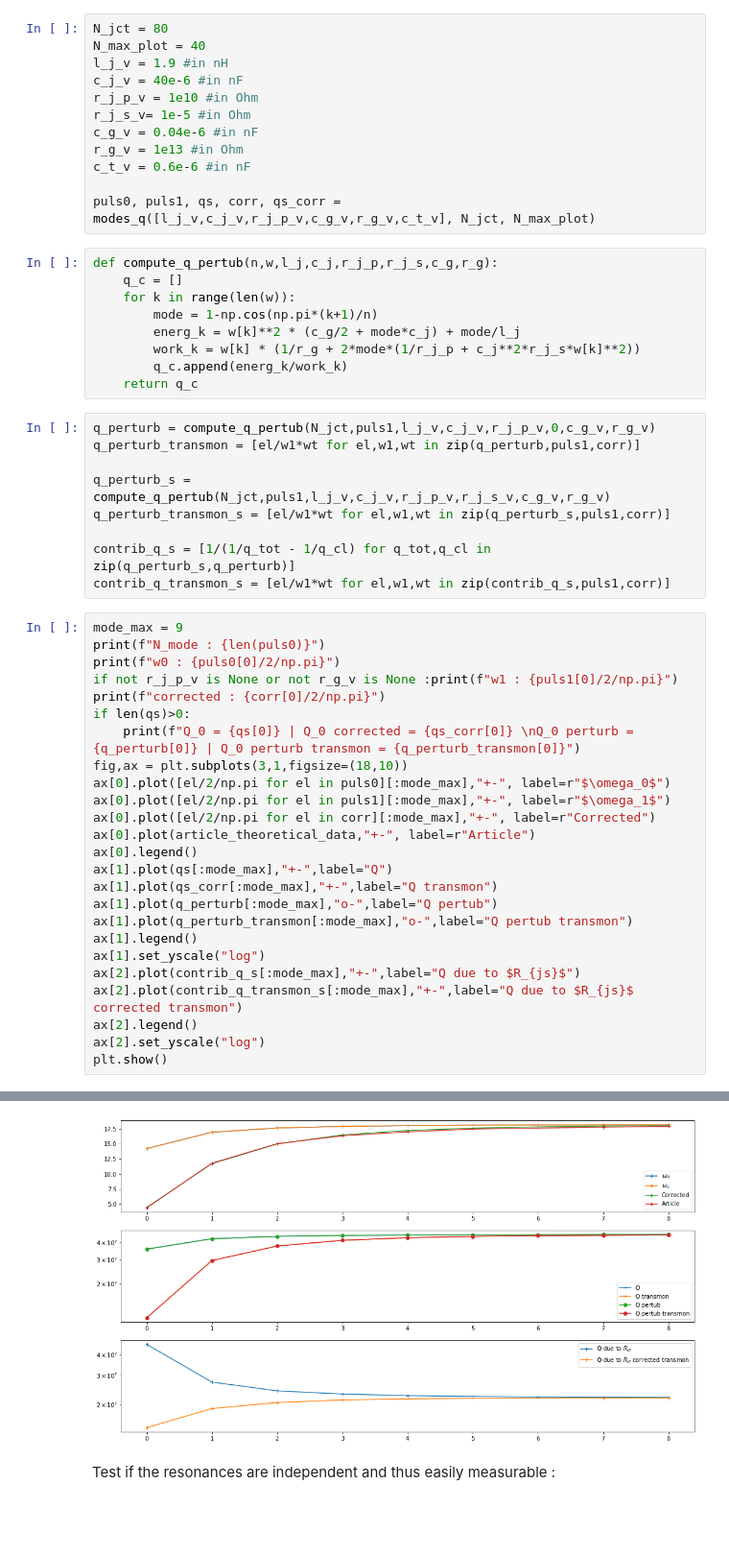
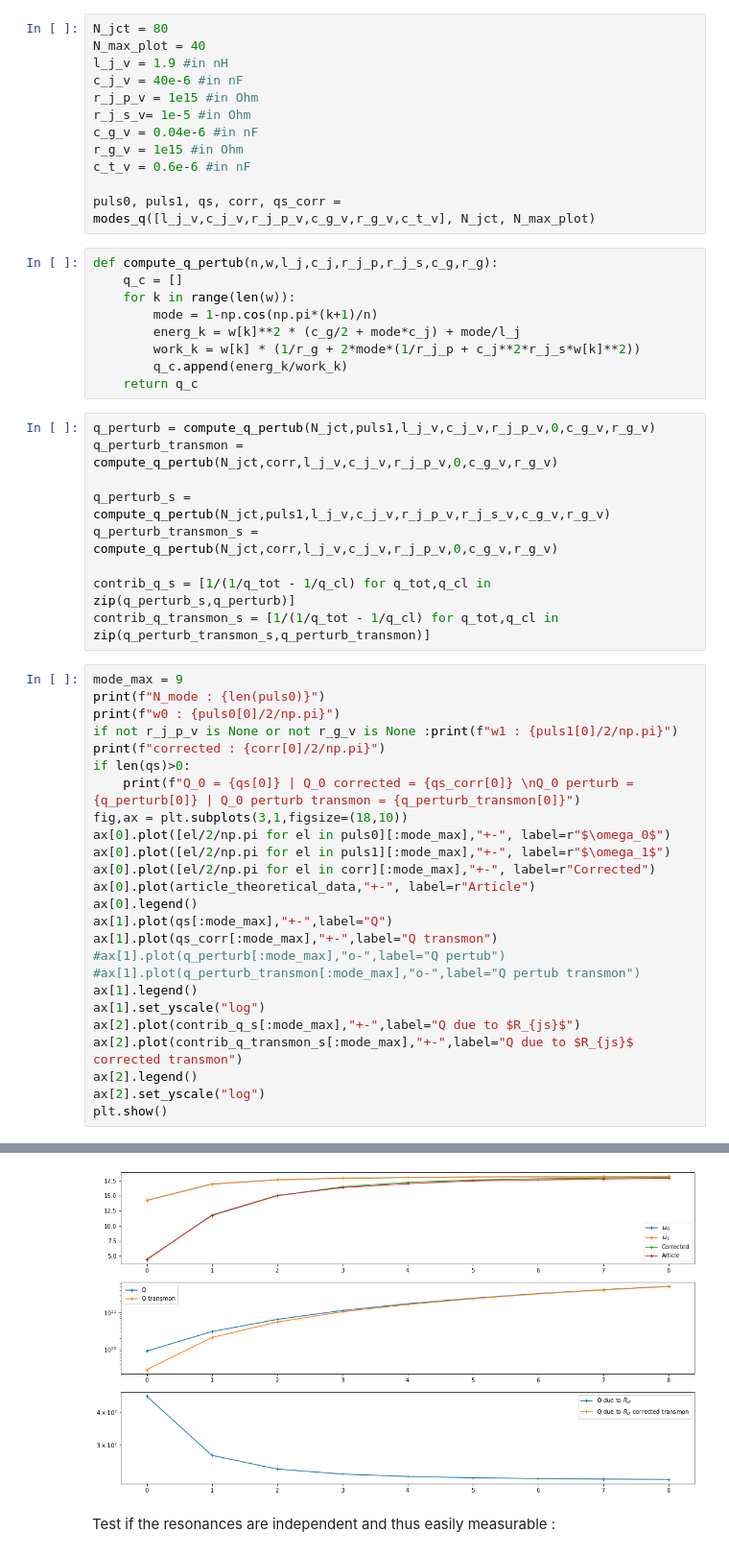
Before and after one commit to RemiRousseau/JJarray_formal, a Jupyter notebook: Formal_lossy_modes.ipynb, the cells around one changed output, grey strips where cells are left out. Shown: that part at 96% size. Drawn from its saved outputs; the diff is of its cells as text; blank space fills up the shorter version.

Commit message:
added clean mode file and few graphs

```diff
--- a/Formal_lossy_modes.ipynb
+++ b/Formal_lossy_modes.ipynb
@@ -128,10 +128,10 @@ N_jct = 80
 N_max_plot = 40
 l_j_v = 1.9 #in nH
 c_j_v = 40e-6 #in nF
-r_j_p_v = 1e10 #in Ohm
+r_j_p_v = 1e15 #in Ohm
 r_j_s_v= 1e-5 #in Ohm
 c_g_v = 0.04e-6 #in nF
-r_g_v = 1e13 #in Ohm
+r_g_v = 1e15 #in Ohm
 c_t_v = 0.6e-6 #in nF
 
 puls0, puls1, qs, corr, qs_corr = modes_q([l_j_v,c_j_v,r_j_p_v,c_g_v,r_g_v,c_t_v], N_jct, N_max_plot)
@@ -146,13 +146,13 @@ def compute_q_pertub(n,w,l_j,c_j,r_j_p,r_j_s,c_g,r_g):
     return q_c
 # %%
 q_perturb = compute_q_pertub(N_jct,puls1,l_j_v,c_j_v,r_j_p_v,0,c_g_v,r_g_v)
-q_perturb_transmon = [el/w1*wt for el,w1,wt in zip(q_perturb,puls1,corr)]
+q_perturb_transmon = compute_q_pertub(N_jct,corr,l_j_v,c_j_v,r_j_p_v,0,c_g_v,r_g_v)
 
 q_perturb_s = compute_q_pertub(N_jct,puls1,l_j_v,c_j_v,r_j_p_v,r_j_s_v,c_g_v,r_g_v)
-q_perturb_transmon_s = [el/w1*wt for el,w1,wt in zip(q_perturb_s,puls1,corr)]
+q_perturb_transmon_s = compute_q_pertub(N_jct,corr,l_j_v,c_j_v,r_j_p_v,0,c_g_v,r_g_v)
 
 contrib_q_s = [1/(1/q_tot - 1/q_cl) for q_tot,q_cl in zip(q_perturb_s,q_perturb)]
-contrib_q_transmon_s = [el/w1*wt for el,w1,wt in zip(contrib_q_s,puls1,corr)]
+contrib_q_transmon_s = [1/(1/q_tot - 1/q_cl) for q_tot,q_cl in zip(q_perturb_transmon_s,q_perturb_transmon)]
 # %%
 mode_max = 9
 print(f"N_mode : {len(puls0)}")
@@ -169,8 +169,8 @@ ax[0].plot(article_theoretical_data,"+-", label=r"Article")
 ax[0].legend()
 ax[1].plot(qs[:mode_max],"+-",label="Q")
 ax[1].plot(qs_corr[:mode_max],"+-",label="Q transmon")
-ax[1].plot(q_perturb[:mode_max],"o-",label="Q pertub")
-ax[1].plot(q_perturb_transmon[:mode_max],"o-",label="Q pertub transmon")
+#ax[1].plot(q_perturb[:mode_max],"o-",label="Q pertub")
+#ax[1].plot(q_perturb_transmon[:mode_max],"o-",label="Q pertub transmon")
 ax[1].legend()
 ax[1].set_yscale("log")
 ax[2].plot(contrib_q_s[:mode_max],"+-",label="Q due to $R_{js}$")
@@ -188,4 +188,4 @@ Q_0 perturb = 35735806.95871678 | Q_0 perturb transmon = 11241513.215342786
-[figure, old version]
+[figure, new version]
 # %% [markdown]
 Test if the resonances are independent and thus easily measurable :
 # %%
```
Also changed, not shown: parts of 2 cells of this notebook, 12 other files.
